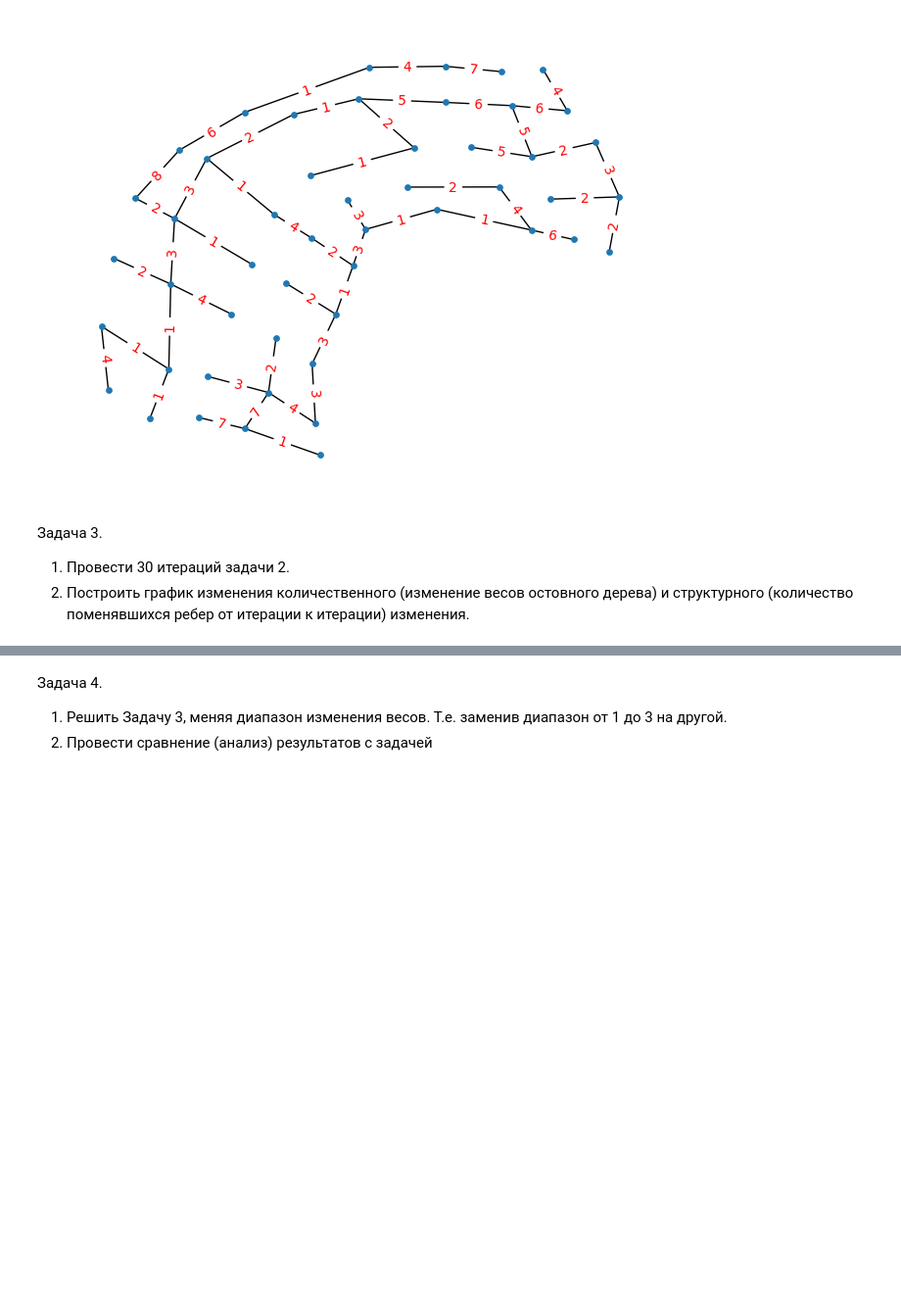
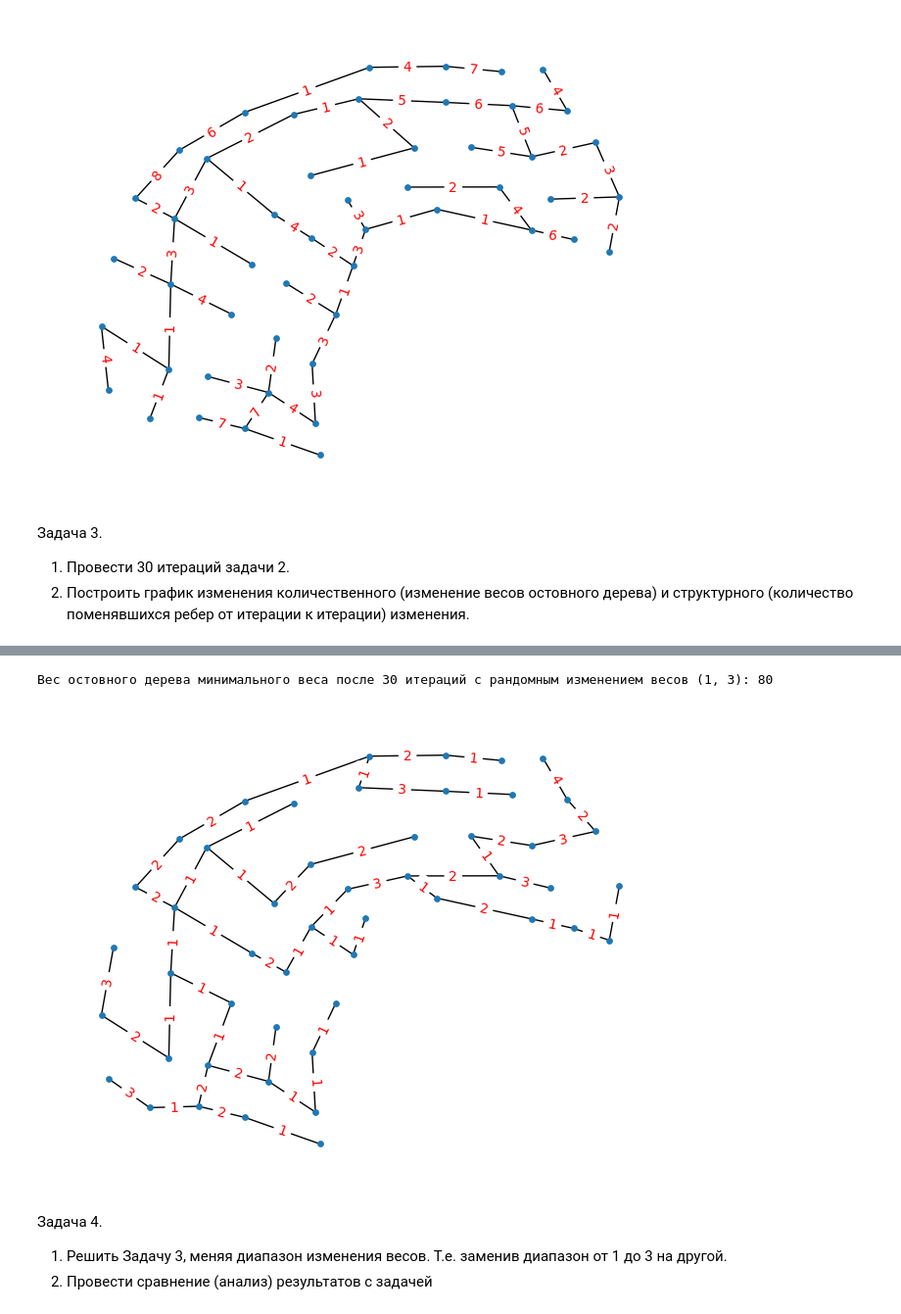
Before and after one commit to bitcoineazy/Network_Models, a Jupyter notebook: Теория_графов/02_network_models.ipynb, the cells around one changed output, grey strips where cells are left out. Shown at 98% size. Cells and saved outputs as stored; diff of their text form; code cells hidden in the pictures; blank space fills up the shorter version.

Commit message:
networkx 1

```diff
--- a/Теория_графов/02_network_models.ipynb
+++ b/Теория_графов/02_network_models.ipynb
@@ -145,3 +147,13 @@ plt.show()
+# %%
+nx.draw(T, pos=g_layout, font_weight="medium", node_size=15, font_color="blue")
+edge_labels = nx.get_edge_attributes(T, "weight")
+
+nx.draw_networkx_edge_labels(T, pos=g_layout, edge_labels=edge_labels, font_color="red")
+print("Вес остовного дерева минимального веса после 30 итераций с рандомным изменением весов (1, 3):", sum(data['weight'] for _, _, data in T.edges(data=True)))
+plt.show()
+# %% [output]
+Вес остовного дерева минимального веса после 30 итераций с рандомным изменением весов (1, 3): 80
+[figure, added]
 # %% [markdown]
 Задача 4.
 1.	Решить Задачу 3, меняя диапазон изменения весов. Т.е. заменив диапазон от 1 до 3 на другой.
```
Also changed, not shown: parts of 3 cells of this notebook.
